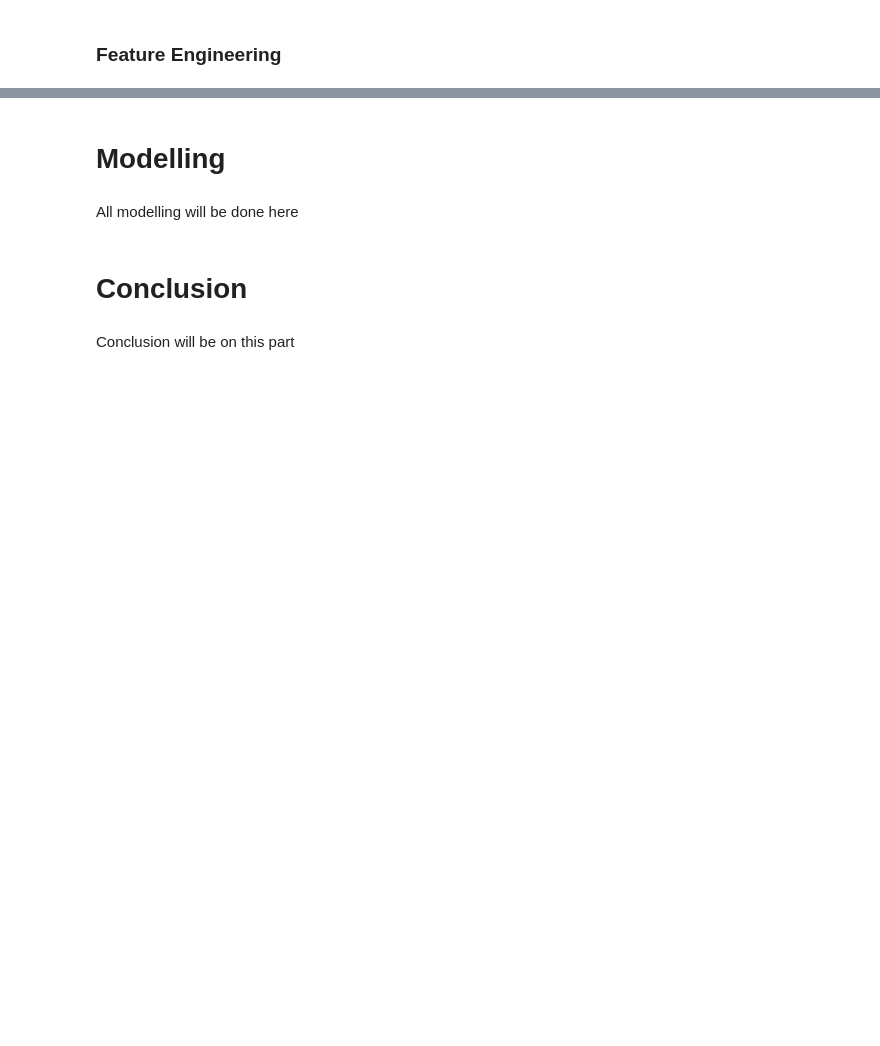
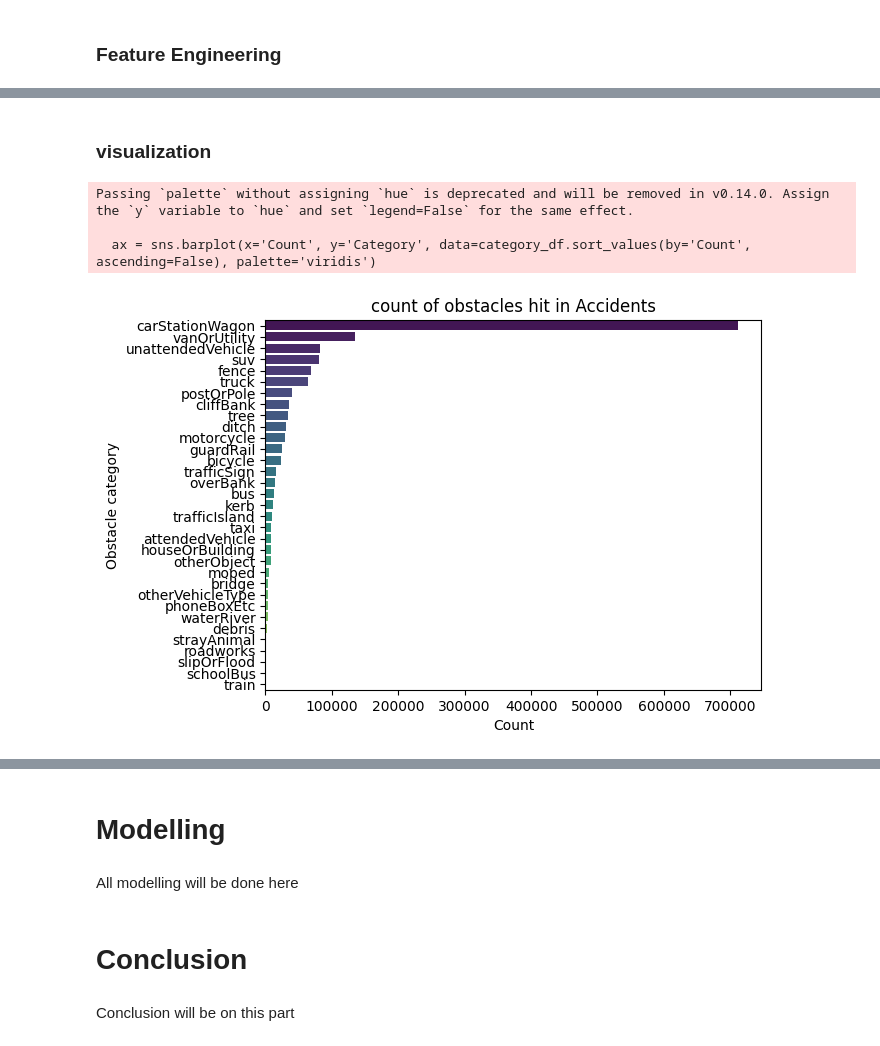
Before and after one commit to LynnsBaraka/road-accidents, a Jupyter notebook: index.ipynb, the cells around one changed output, grey strips where cells are left out. Cells and saved outputs as stored; diff of their text form; code cells hidden in the pictures; blank space fills up the shorter version.

```diff
--- a/index.ipynb
+++ b/index.ipynb
@@ -102,7 +135,7 @@ df.describe()
 ### Data cleaning
 # %%
 # Drop columns with above 80% missing data
-df = df.drop(columns=['advisorySpeed', 'crashRoadSideRoad', 'holiday', 'intersection', 'pedestrian', 'weatherB', 'roadCharacter', 'temporarySpeedLimit', 'streetLight'])
+df = df.drop(columns=['advisorySpeed', 'crashRoadSideRoad', 'holiday', 'intersection', 'pedestrian', 'weatherB', 'roadCharacter', 'temporarySpeedLimit', 'streetLight','objectThrownOrDropped'])
 # %% [markdown]
 All columns missing 80% or more of the rows have been dropped.
 # %%
@@ -155,0 +253,10 @@ df.shape
+# %%
+# a count of the number of times each obstacle appears in an accident.
+
+# Flatten the list of all categories mentioned in the summary
+all_categories = [item for sublist in df['obstacles'].str.split(', ').tolist() for item in sublist if item != '']
+category_counts = Counter(all_categories)
+
+# Convert to DataFrame for easier handling and visualization
+category_df = pd.DataFrame(category_counts.items(), columns=['Category', 'Count'])
+print(category_df.sort_values(by='Count', ascending=False))
@@ -178,0 +371,19 @@ df.head()
+# %% [markdown]
+### visualization
+# %%
+ # A plot of
+# Create a barplot
+ax = sns.barplot(x='Count', y='Category', data=category_df.sort_values(by='Count', ascending=False), palette='viridis')
+
+# Set title and labels
+ax.set_title('count of obstacles hit in Accidents')
+ax.set_xlabel('Count')
+ax.set_ylabel('Obstacle category')
+
+# Show the plot
+plt.show()
+# %% [output]
+Passing `palette` without assigning `hue` is deprecated and will be removed in v0.14.0. Assign the `y` variable to `hue` and set `legend=False` for the same effect.
+
+  ax = sns.barplot(x='Count', y='Category', data=category_df.sort_values(by='Count', ascending=False), palette='viridis')
+[figure, added]
```
Also changed, not shown: parts of 23 cells of this notebook.
